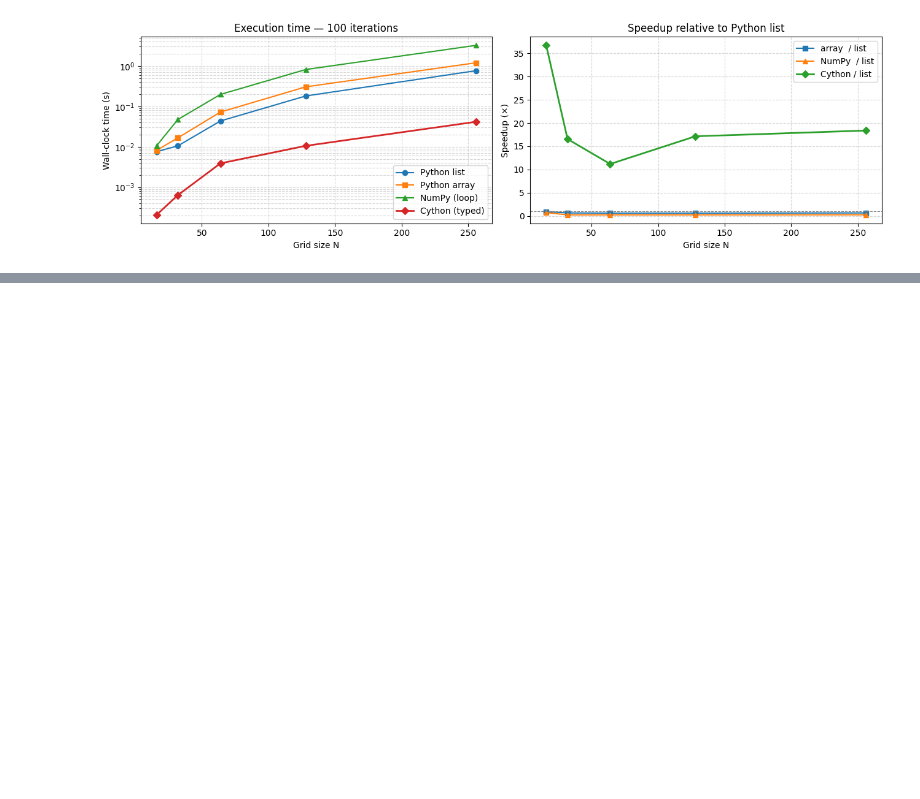
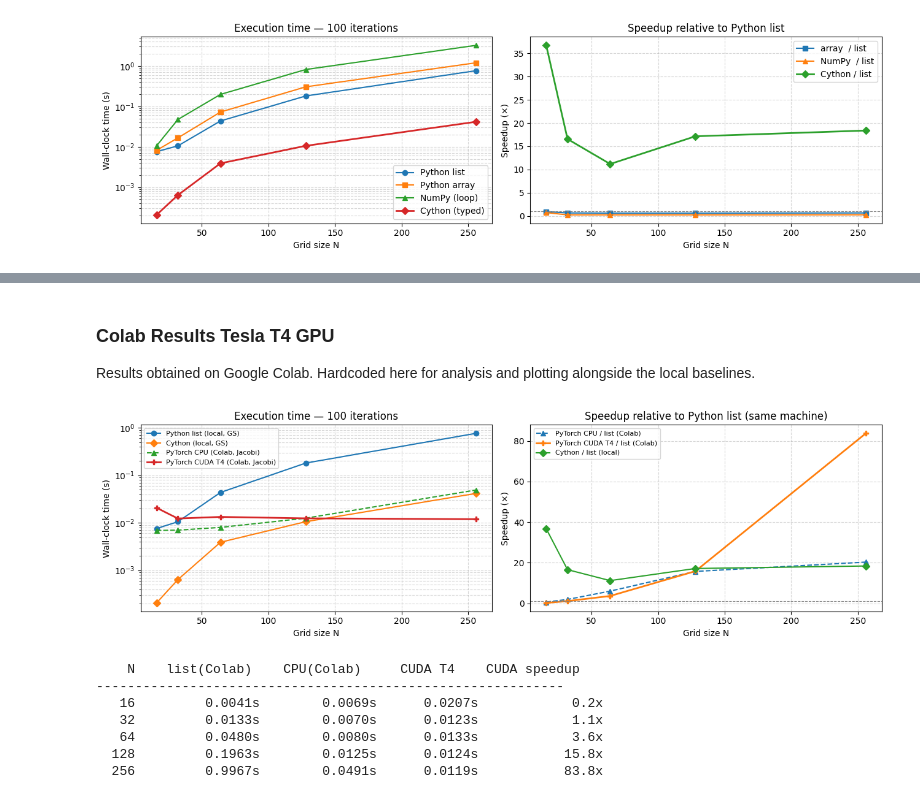
Before and after one commit to Zhermit09/DD2358, a Jupyter notebook: Ass3/excersice1/task1_1.ipynb, the cells around one changed output, grey strips where cells are left out. Saved outputs shown, nothing was run; the diff lists cells and outputs as text; code cells hidden in the pictures; blank space fills up the shorter version.

```diff
--- a/Ass3/excersice1/task1_1.ipynb
+++ b/Ass3/excersice1/task1_1.ipynb
@@ -351,0 +473,64 @@ plt.show()
+# %% [markdown]
+### Colab Results Tesla T4 GPU
+
+Results obtained on Google Colab. Hardcoded here for analysis and plotting alongside the local baselines.
+# %%
+colab_torch_cpu  = [0.0069, 0.0070, 0.0080, 0.0125, 0.0491]
+colab_torch_cuda = [0.0207, 0.0123, 0.0133, 0.0124, 0.0119]
+
+fig, axes = plt.subplots(1, 2, figsize=(13, 4))
+
+# ── Left: absolute times ──────────────────────────────────────────────────
+ax = axes[0]
+ax.plot(GRID_SIZES, times_list,        "o-",  label="Python list (local, GS)")
+ax.plot(GRID_SIZES, times_cython,      "D-",  label="Cython (local, GS)")
+ax.plot(GRID_SIZES, colab_torch_cpu,   "^--", label="PyTorch CPU (Colab, Jacobi)")
+ax.plot(GRID_SIZES, colab_torch_cuda,  "P-",  label="PyTorch CUDA T4 (Colab, Jacobi)", linewidth=2)
+ax.set_xlabel("Grid size N")
+ax.set_ylabel("Wall-clock time (s)")
+ax.set_title(f"Execution time — {ITERS} iterations")
+ax.set_yscale("log")
+ax.legend(fontsize=8)
+ax.grid(True, which="both", linestyle="--", alpha=0.5)
+
+# ── Right: speedup vs Python list ─────────────────────────────────────────
+ax = axes[1]
+
+# Use the Colab list times for a fair comparison (same machine)
+# Colab list times reconstructed from speedup ratios
+colab_list = [cpu * su for cpu, su in zip(colab_torch_cpu,
+              [0.6, 1.9, 6.0, 15.7, 20.3])]   # speedup_vs_list from output
+
+ax.plot(GRID_SIZES, [l/c for l, c in zip(colab_list, colab_torch_cpu)],
+        "^--", label="PyTorch CPU / list (Colab)")
+ax.plot(GRID_SIZES, [l/g for l, g in zip(colab_list, colab_torch_cuda)],
+        "P-",  label="PyTorch CUDA T4 / list (Colab)", linewidth=2)
+ax.plot(GRID_SIZES, [l/c for l, c in zip(times_list, times_cython)],
+        "D-",  label="Cython / list (local)")
+ax.axhline(1, color="gray", linestyle="--", linewidth=0.8)
+ax.set_xlabel("Grid size N")
+ax.set_ylabel("Speedup (×)")
+ax.set_title("Speedup relative to Python list (same machine)")
+ax.legend(fontsize=8)
+ax.grid(True, linestyle="--", alpha=0.5)
+
+plt.tight_layout()
+plt.show()
+
+# ── Summary table ──────────────────────────────────────────────────────────
+print(f"\n{'N':>5}  {'list(Colab)':>13}  {'CPU(Colab)':>12}  {'CUDA T4':>10}  {'CUDA speedup':>14}")
+print("-" * 60)
+for i, N in enumerate(GRID_SIZES):
+    print(f"{N:>5}  {colab_list[i]:>13.4f}s  "
+          f"{colab_torch_cpu[i]:>12.4f}s  "
+          f"{colab_torch_cuda[i]:>10.4f}s  "
+          f"{colab_list[i]/colab_torch_cuda[i]:>13.1f}x")
+# %% [output]
+[figure, added]
+    N    list(Colab)    CPU(Colab)     CUDA T4    CUDA speedup
+------------------------------------------------------------
+   16         0.0041s        0.0069s      0.0207s            0.2x
+   32         0.0133s        0.0070s      0.0123s            1.1x
+   64         0.0480s        0.0080s      0.0133s            3.6x
+  128         0.1963s        0.0125s      0.0124s           15.8x
+  256         0.9967s        0.0491s      0.0119s           83.8x
```
Also changed, not shown: parts of 17 cells of this notebook, 6 other files.
